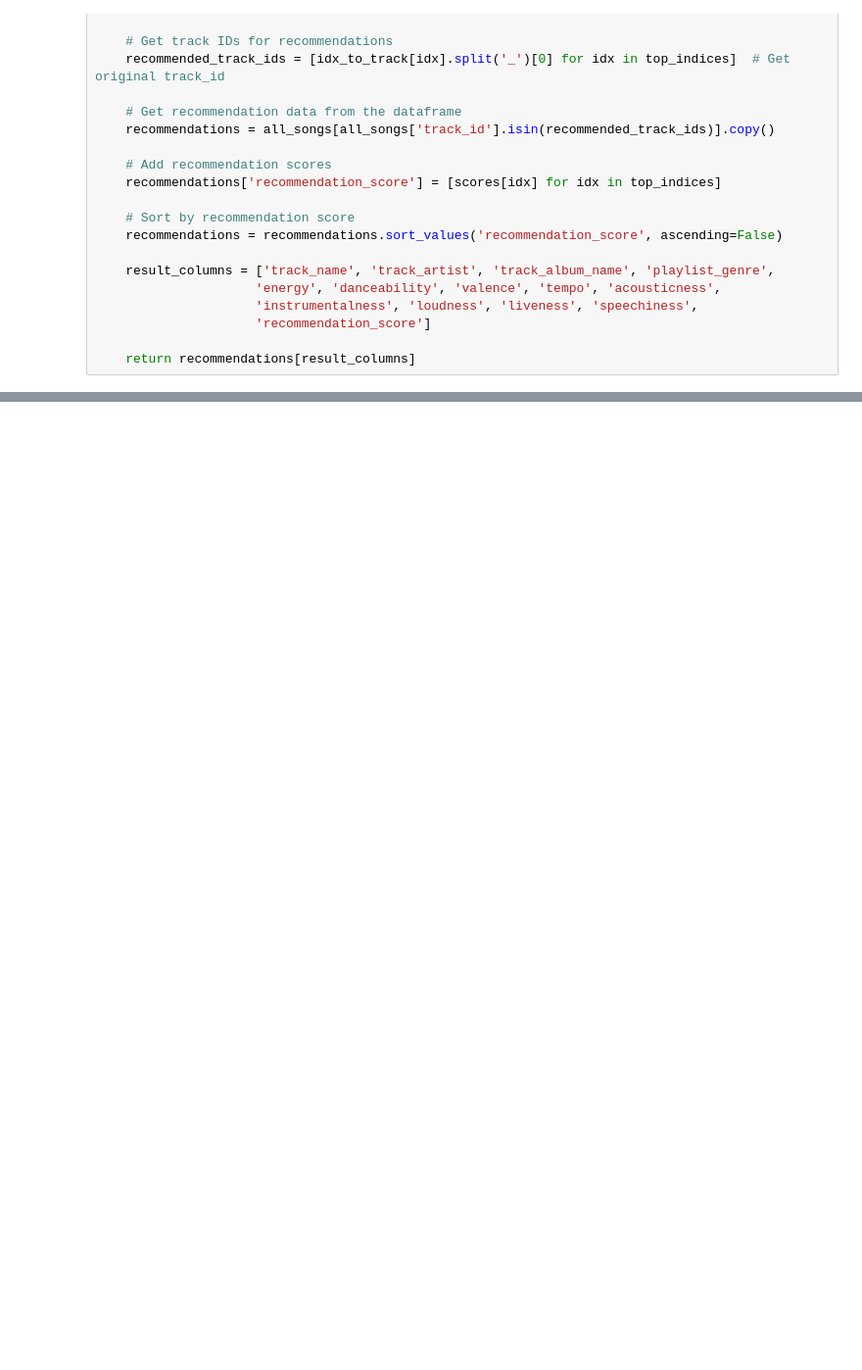
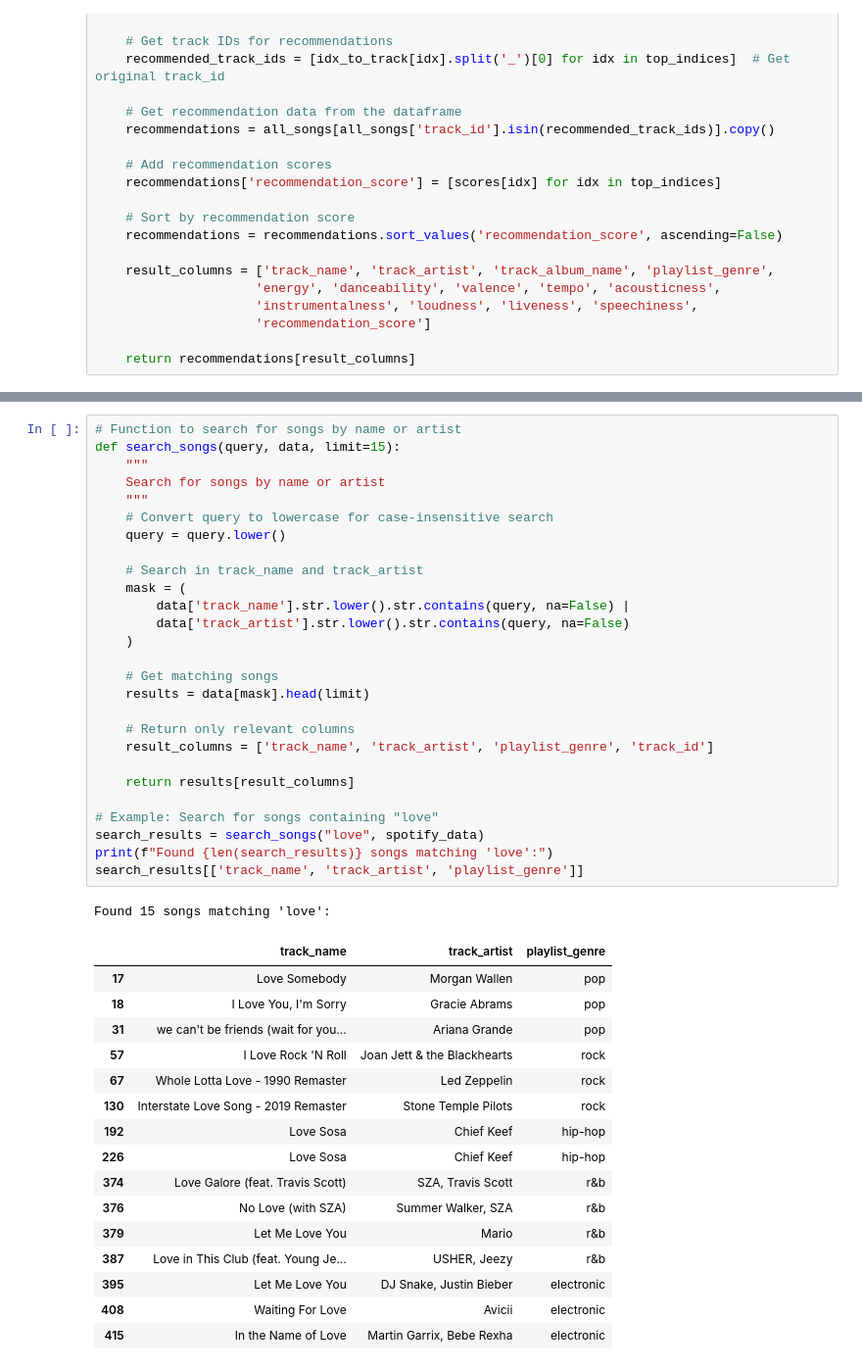
Before and after one commit to maciejb7/intune-recommenders, a Jupyter notebook: music.ipynb, the cells around one changed output, grey strips where cells are left out. Shown: that part at 98% size. Cells and saved outputs as stored; diff of their text form; blank space fills up the shorter version.

```diff
--- a/music.ipynb
+++ b/music.ipynb
@@ -483,0 +595,45 @@ visualize_recommendations(example_favorites, example_recommendations, spotify_da
+# %%
+# Function to search for songs by name or artist
+def search_songs(query, data, limit=15):
+    """
+    Search for songs by name or artist
+    """
+    # Convert query to lowercase for case-insensitive search
+    query = query.lower()
+
+    # Search in track_name and track_artist
+    mask = (
+        data['track_name'].str.lower().str.contains(query, na=False) |
+        data['track_artist'].str.lower().str.contains(query, na=False)
+    )
+
+    # Get matching songs
+    results = data[mask].head(limit)
+
+    # Return only relevant columns
+    result_columns = ['track_name', 'track_artist', 'playlist_genre', 'track_id']
+
+    return results[result_columns]
+
+# Example: Search for songs containing "love"
+search_results = search_songs("love", spotify_data)
+print(f"Found {len(search_results)} songs matching 'love':")
+search_results[['track_name', 'track_artist', 'playlist_genre']]
+# %% [output]
+Found 15 songs matching 'love':
+|  | track_name | track_artist | playlist_genre |
+| 17 | Love Somebody | Morgan Wallen | pop |
+| 18 | I Love You, I'm Sorry | Gracie Abrams | pop |
+| 31 | we can't be friends (wait for you... | Ariana Grande | pop |
+| 57 | I Love Rock 'N Roll | Joan Jett & the Blackhearts | rock |
+| 67 | Whole Lotta Love - 1990 Remaster | Led Zeppelin | rock |
+| 130 | Interstate Love Song - 2019 Remaster | Stone Temple Pilots | rock |
+| 192 | Love Sosa | Chief Keef | hip-hop |
+| 226 | Love Sosa | Chief Keef | hip-hop |
+| 374 | Love Galore (feat. Travis Scott) | SZA, Travis Scott | r&b |
+| 376 | No Love (with SZA) | Summer Walker, SZA | r&b |
+| 379 | Let Me Love You | Mario | r&b |
+| 387 | Love in This Club (feat. Young Je... | USHER, Jeezy | r&b |
+| 395 | Let Me Love You | DJ Snake, Justin Bieber | electronic |
+| 408 | Waiting For Love | Avicii | electronic |
+| 415 | In the Name of Love | Martin Garrix, Bebe Rexha | electronic |
```
Also changed, not shown: parts of 16 cells of this notebook.
